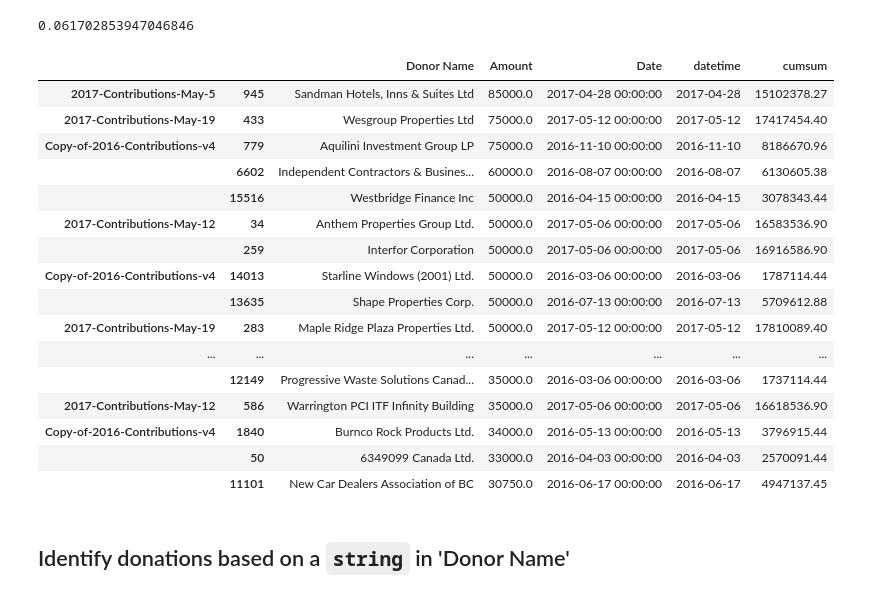
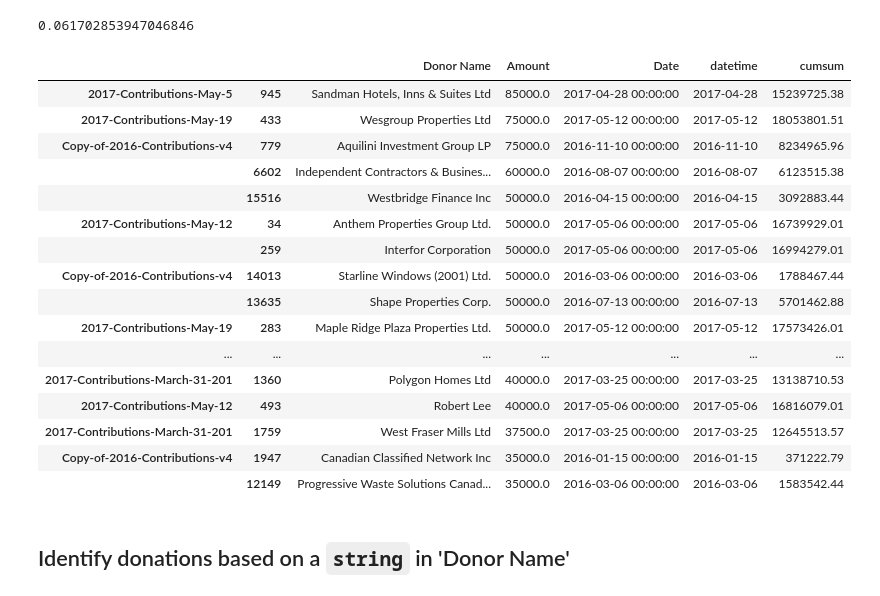
Before and after one commit to colliand/2017-bc-election, a Jupyter notebook: bcliberals-donations.ipynb, the cells around one changed output. Drawn from its saved outputs; the diff is of its cells as text; code cells hidden in the pictures.

Commit message:
update donations analysis

```diff
--- a/bcliberals-donations.ipynb
+++ b/bcliberals-donations.ipynb
@@ -131,25 +134,26 @@ big['Amount'].sum()/df['Amount'].sum()
 # %% [output]
 0.061702853947046846
 # %%
-big.sort_values(by='Amount', ascending = False)
+## 20 biggest single donations
+big.sort_values(by="Amount", ascending = False).head(n=20)
 # %% [output]
 |  |  | Donor Name | Amount | Date | datetime | cumsum |
-| 2017-Contributions-May-5 | 945 | Sandman Hotels, Inns & Suites Ltd | 85000.0 | 2017-04-28 00:00:00 | 2017-04-28 | 15102378.27 |
-| 2017-Contributions-May-19 | 433 | Wesgroup Properties Ltd | 75000.0 | 2017-05-12 00:00:00 | 2017-05-12 | 17417454.40 |
-| Copy-of-2016-Contributions-v4 | 779 | Aquilini Investment Group LP | 75000.0 | 2016-11-10 00:00:00 | 2016-11-10 | 8186670.96 |
-|  | 6602 | Independent Contractors & Busines... | 60000.0 | 2016-08-07 00:00:00 | 2016-08-07 | 6130605.38 |
-|  | 15516 | Westbridge Finance Inc | 50000.0 | 2016-04-15 00:00:00 | 2016-04-15 | 3078343.44 |
-| 2017-Contributions-May-12 | 34 | Anthem Properties Group Ltd. | 50000.0 | 2017-05-06 00:00:00 | 2017-05-06 | 16583536.90 |
-|  | 259 | Interfor Corporation | 50000.0 | 2017-05-06 00:00:00 | 2017-05-06 | 16916586.90 |
-| Copy-of-2016-Contributions-v4 | 14013 | Starline Windows (2001) Ltd. | 50000.0 | 2016-03-06 00:00:00 | 2016-03-06 | 1787114.44 |
-|  | 13635 | Shape Properties Corp. | 50000.0 | 2016-07-13 00:00:00 | 2016-07-13 | 5709612.88 |
-| 2017-Contributions-May-19 | 283 | Maple Ridge Plaza Properties Ltd. | 50000.0 | 2017-05-12 00:00:00 | 2017-05-12 | 17810089.40 |
+| 2017-Contributions-May-5 | 945 | Sandman Hotels, Inns & Suites Ltd | 85000.0 | 2017-04-28 00:00:00 | 2017-04-28 | 15239725.38 |
+| 2017-Contributions-May-19 | 433 | Wesgroup Properties Ltd | 75000.0 | 2017-05-12 00:00:00 | 2017-05-12 | 18053801.51 |
+| Copy-of-2016-Contributions-v4 | 779 | Aquilini Investment Group LP | 75000.0 | 2016-11-10 00:00:00 | 2016-11-10 | 8234965.96 |
+|  | 6602 | Independent Contractors & Busines... | 60000.0 | 2016-08-07 00:00:00 | 2016-08-07 | 6123515.38 |
+|  | 15516 | Westbridge Finance Inc | 50000.0 | 2016-04-15 00:00:00 | 2016-04-15 | 3092883.44 |
+| 2017-Contributions-May-12 | 34 | Anthem Properties Group Ltd. | 50000.0 | 2017-05-06 00:00:00 | 2017-05-06 | 16739929.01 |
+|  | 259 | Interfor Corporation | 50000.0 | 2017-05-06 00:00:00 | 2017-05-06 | 16994279.01 |
+| Copy-of-2016-Contributions-v4 | 14013 | Starline Windows (2001) Ltd. | 50000.0 | 2016-03-06 00:00:00 | 2016-03-06 | 1788467.44 |
+|  | 13635 | Shape Properties Corp. | 50000.0 | 2016-07-13 00:00:00 | 2016-07-13 | 5701462.88 |
+| 2017-Contributions-May-19 | 283 | Maple Ridge Plaza Properties Ltd. | 50000.0 | 2017-05-12 00:00:00 | 2017-05-12 | 17573426.01 |
 | ... | ... | ... | ... | ... | ... | ... |
-|  | 12149 | Progressive Waste Solutions Canad... | 35000.0 | 2016-03-06 00:00:00 | 2016-03-06 | 1737114.44 |
-| 2017-Contributions-May-12 | 586 | Warrington PCI ITF Infinity Building | 35000.0 | 2017-05-06 00:00:00 | 2017-05-06 | 16618536.90 |
-| Copy-of-2016-Contributions-v4 | 1840 | Burnco Rock Products Ltd. | 34000.0 | 2016-05-13 00:00:00 | 2016-05-13 | 3796915.44 |
-|  | 50 | 6349099 Canada Ltd. | 33000.0 | 2016-04-03 00:00:00 | 2016-04-03 | 2570091.44 |
-|  | 11101 | New Car Dealers Association of BC | 30750.0 | 2016-06-17 00:00:00 | 2016-06-17 | 4947137.45 |
+| 2017-Contributions-March-31-201 | 1360 | Polygon Homes Ltd | 40000.0 | 2017-03-25 00:00:00 | 2017-03-25 | 13138710.53 |
+| 2017-Contributions-May-12 | 493 | Robert Lee | 40000.0 | 2017-05-06 00:00:00 | 2017-05-06 | 16816079.01 |
+| 2017-Contributions-March-31-201 | 1759 | West Fraser Mills Ltd | 37500.0 | 2017-03-25 00:00:00 | 2017-03-25 | 12645513.57 |
+| Copy-of-2016-Contributions-v4 | 1947 | Canadian Classified Network Inc | 35000.0 | 2016-01-15 00:00:00 | 2016-01-15 | 371222.79 |
+|  | 12149 | Progressive Waste Solutions Canad... | 35000.0 | 2016-03-06 00:00:00 | 2016-03-06 | 1583542.44 |
 # %% [markdown]
 ## Identify donations based on a `string` in 'Donor Name'
 # %%
```
Also changed, not shown: parts of 16 cells of this notebook.
